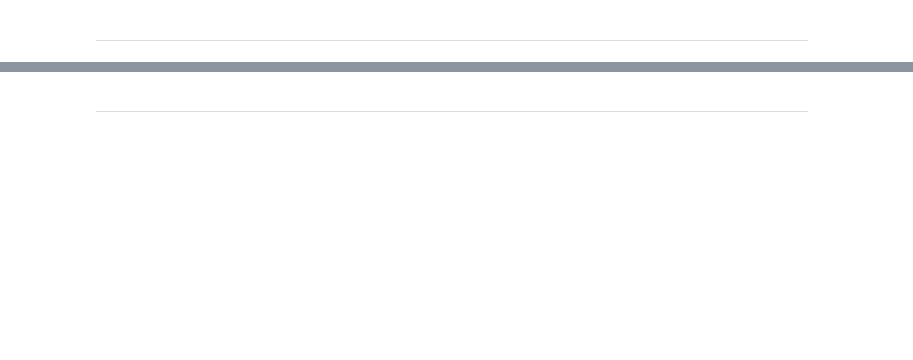
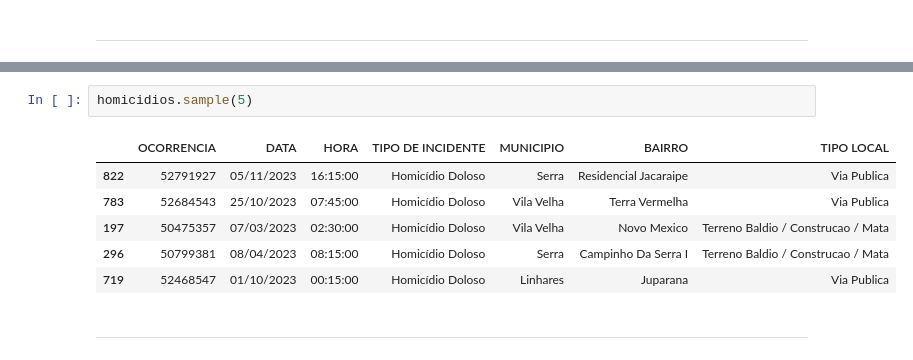
Before and after one commit to fonsecadados/Dados_SESP, a Jupyter notebook: dados_sesp.ipynb, the cells around one changed output, grey strips where cells are left out. Drawn from its saved outputs; the diff is of its cells as text; blank space fills up the shorter version.

```diff
--- a/dados_sesp.ipynb
+++ b/dados_sesp.ipynb
@@ -152,2 +180,11 @@ Name: count, dtype: int64
+# %%
+homicidios.sample(5)
+# %% [output]
+|  | OCORRENCIA | DATA | HORA | TIPO DE INCIDENTE | MUNICIPIO | BAIRRO | TIPO LOCAL |
+| 822 | 52791927 | 05/11/2023 | 16:15:00 | Homicídio Doloso | Serra | Residencial Jacaraipe | Via Publica |
+| 783 | 52684543 | 25/10/2023 | 07:45:00 | Homicídio Doloso | Vila Velha | Terra Vermelha | Via Publica |
+| 197 | 50475357 | 07/03/2023 | 02:30:00 | Homicídio Doloso | Vila Velha | Novo Mexico | Terreno Baldio / Construcao / Mata |
+| 296 | 50799381 | 08/04/2023 | 08:15:00 | Homicídio Doloso | Serra | Campinho Da Serra I | Terreno Baldio / Construcao / Mata |
+| 719 | 52468547 | 01/10/2023 | 00:15:00 | Homicídio Doloso | Linhares | Juparana | Via Publica |
 # %% [markdown]
 ---
```
Also changed, not shown: parts of 15 cells of this notebook.
